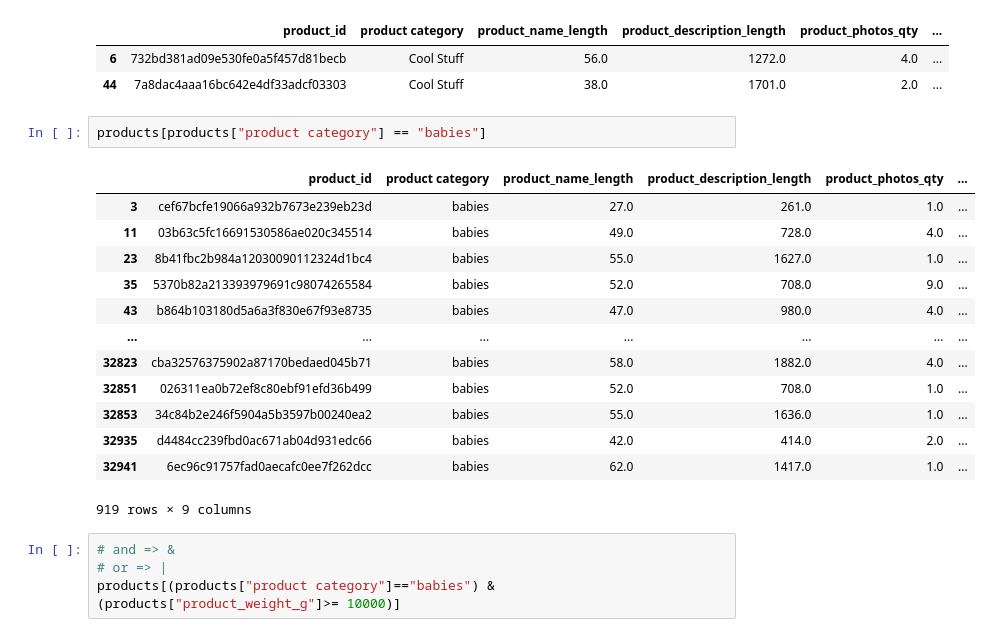
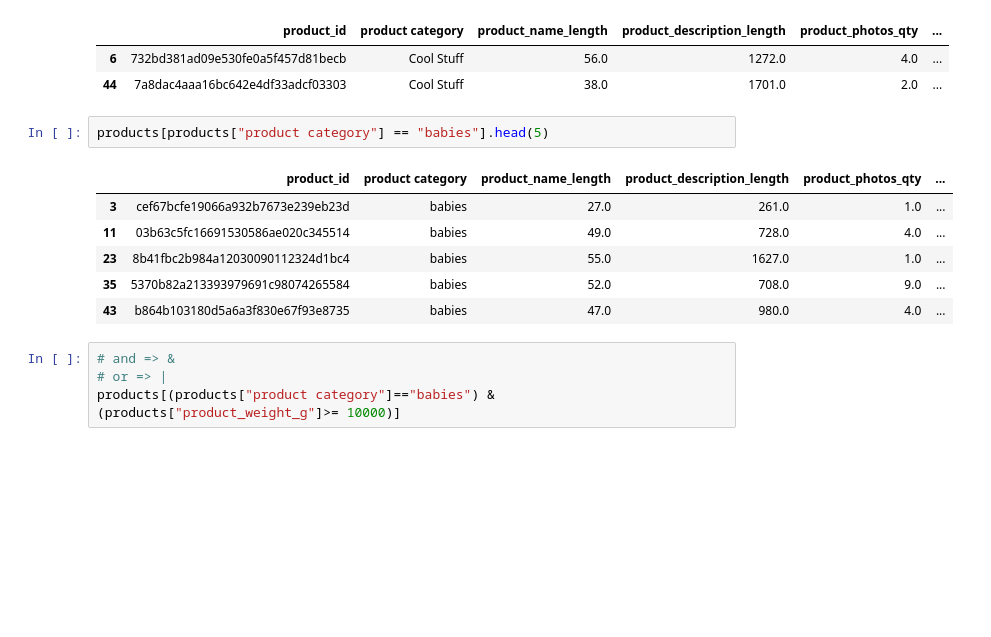
Before and after one commit to dunaoki/Treinando-Analise-python, a Jupyter notebook: 04 Seleção e Filtragem de Dados/04 selecao e filtragem de dados.ipynb, the cells around one changed output. Cells and saved outputs as stored; diff of their text form; blank space fills up the shorter version.

```diff
--- a/04 Seleção e Filtragem de Dados/04 selecao e filtragem de dados.ipynb
+++ b/04 Seleção e Filtragem de Dados/04 selecao e filtragem de dados.ipynb
@@ -130,21 +119,14 @@ products[products["product_weight_g"]>=10000].head(2)
 | 6 | 732bd381ad09e530fe0a5f457d81becb | Cool Stuff | 56.0 | 1272.0 | 4.0 | ... |
 | 44 | 7a8dac4aaa16bc642e4df33adcf03303 | Cool Stuff | 38.0 | 1701.0 | 2.0 | ... |
 # %%
-products[products["product category"] == "babies"]
+products[products["product category"] == "babies"].head(5)
 # %% [output]
 |  | product_id | product category | product_name_length | product_description_length | product_photos_qty | ... |
 | 3 | cef67bcfe19066a932b7673e239eb23d | babies | 27.0 | 261.0 | 1.0 | ... |
 | 11 | 03b63c5fc16691530586ae020c345514 | babies | 49.0 | 728.0 | 4.0 | ... |
 | 23 | 8b41fbc2b984a12030090112324d1bc4 | babies | 55.0 | 1627.0 | 1.0 | ... |
 | 35 | 5370b82a213393979691c98074265584 | babies | 52.0 | 708.0 | 9.0 | ... |
 | 43 | b864b103180d5a6a3f830e67f93e8735 | babies | 47.0 | 980.0 | 4.0 | ... |
-| ... | ... | ... | ... | ... | ... | ... |
-| 32823 | cba32576375902a87170bedaed045b71 | babies | 58.0 | 1882.0 | 4.0 | ... |
-| 32851 | 026311ea0b72ef8c80ebf91efd36b499 | babies | 52.0 | 708.0 | 1.0 | ... |
-| 32853 | 34c84b2e246f5904a5b3597b00240ea2 | babies | 55.0 | 1636.0 | 1.0 | ... |
-| 32935 | d4484cc239fbd0ac671ab04d931edc66 | babies | 42.0 | 414.0 | 2.0 | ... |
-| 32941 | 6ec96c91757fad0aecafc0ee7f262dcc | babies | 62.0 | 1417.0 | 1.0 | ... |
-919 rows × 9 columns
 # %%
 # and => &
 # or => |
```
Also changed, not shown: parts of 16 cells of this notebook.
